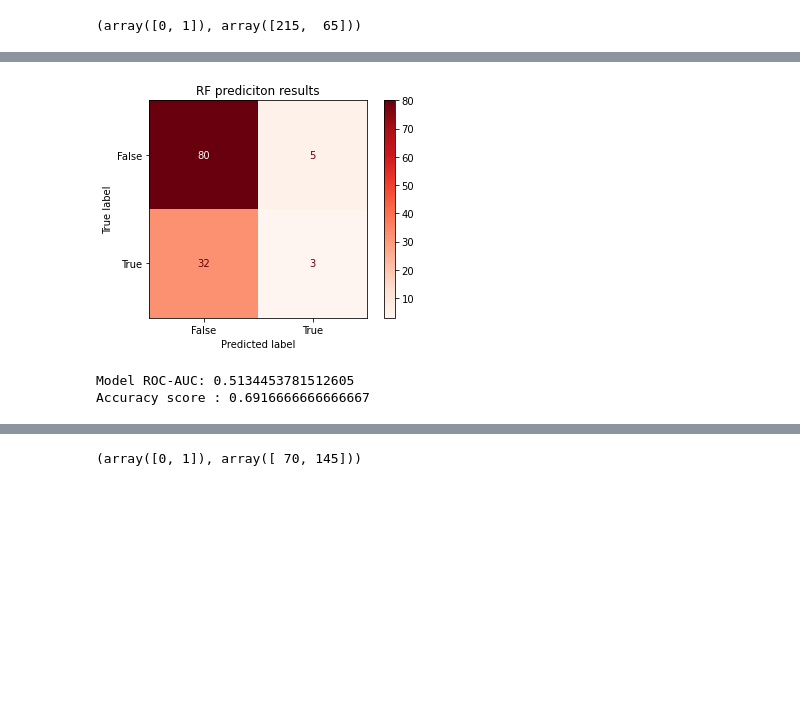
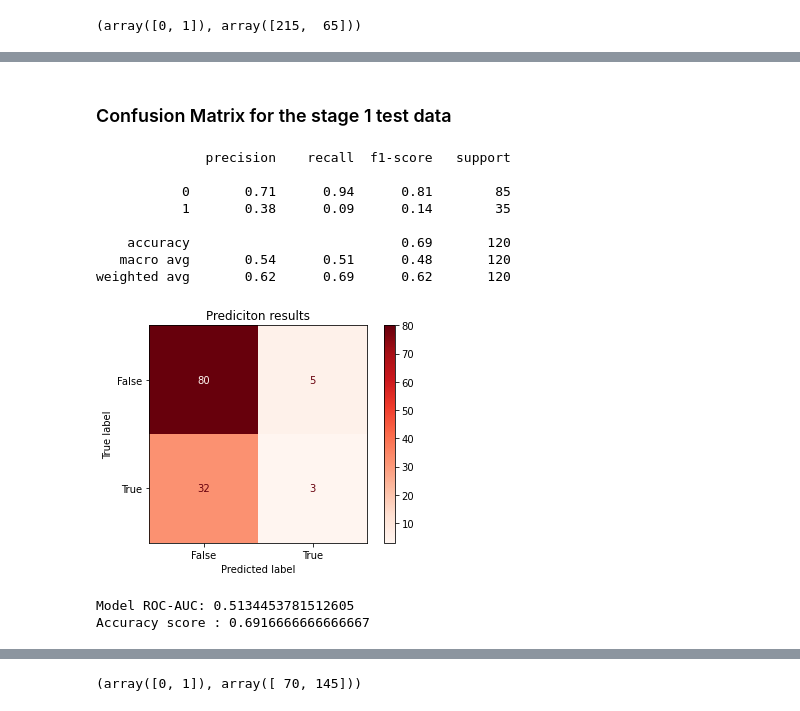
Before and after one commit to kalarimonk/ehealth, a Jupyter notebook: Learning EEG Data Quality.ipynb, the cells around one changed output, grey strips where cells are left out. Cells and saved outputs as stored; diff of their text form; code cells hidden in the pictures; blank space fills up the shorter version.

```diff
--- a/Learning EEG Data Quality.ipynb
+++ b/Learning EEG Data Quality.ipynb
@@ -148,0 +219,15 @@ print(np.unique(y_train, return_counts=True))
+# %%
+# Confusion Matrix of the predictions
+
+def confusionMatrix(actual, predicted):
+    cm = metrics.confusion_matrix(actual,predicted)
+    cm_display = metrics.ConfusionMatrixDisplay(
+        confusion_matrix = cm,
+        display_labels = [False, True],
+    )
+    cm_display = cm_display.plot(cmap=plt.cm.Reds,values_format='g')
+    plt.grid(False)
+    plt.title('Prediciton results')
+    plt.show()
+    print ('Model ROC-AUC:',roc_auc_score(actual,predicted))
+    print('Accuracy score :',accuracy_score(actual,predicted))
@@ -188,17 +259,0 @@ Test Score:  0.6916666666666667
-# %%
-# Confusion Matrix of the predictions
-
-def confusionMatrix(actual, predicted):
-    cm = metrics.confusion_matrix(actual,predicted)
-    cm_display = metrics.ConfusionMatrixDisplay(
-        confusion_matrix = cm,
-        display_labels = [False, True],
-    )
-    cm_display = cm_display.plot(cmap=plt.cm.Reds,values_format='g')
-    plt.grid(False)
-    plt.title('RF prediciton results')
-    plt.show()
-    print ('Model ROC-AUC:',roc_auc_score(actual,predicted))
-    print('Accuracy score :',accuracy_score(actual,predicted))
-
-confusionMatrix(y_train_pip1_stage1, s1train_prediction)
@@ -208,0 +263,2 @@ Accuracy score : 0.9035714285714286
+# %%
+p1s1train_prediction, p1s1test_prediction, p1s1train_score, p1s1test_score = rfmodel1(X_train_pip1_stage1, y_train_pip1_stage1, X_test_pip1_stage1, y_test_pip1_stage1)
@@ -209,6 +285,17 @@ Accuracy score : 0.9035714285714286
+# %% [markdown]
+### Confusion Matrix for the stage 1 test data
 # %%
-confusionMatrix(y_test_pip1_stage1, s1test_prediction)
+print(classification_report(y_test_pip1_stage1, p1s1test_prediction))
+confusionMatrix(y_test_pip1_stage1, p1s1test_prediction)
 # %% [output]
+              precision    recall  f1-score   support
+
+           0       0.71      0.94      0.81        85
+           1       0.38      0.09      0.14        35
+
+    accuracy                           0.69       120
+   macro avg       0.54      0.51      0.48       120
+weighted avg       0.62      0.69      0.62       120
-[figure, old version]
+[figure, new version]
-Model ROC-AUC: 0.5134453781512605
-Accuracy score : 0.6916666666666667
+Model ROC-AUC: 0.5134453781512605
+Accuracy score : 0.6916666666666667
```
Also changed, not shown: parts of 40 cells of this notebook.
